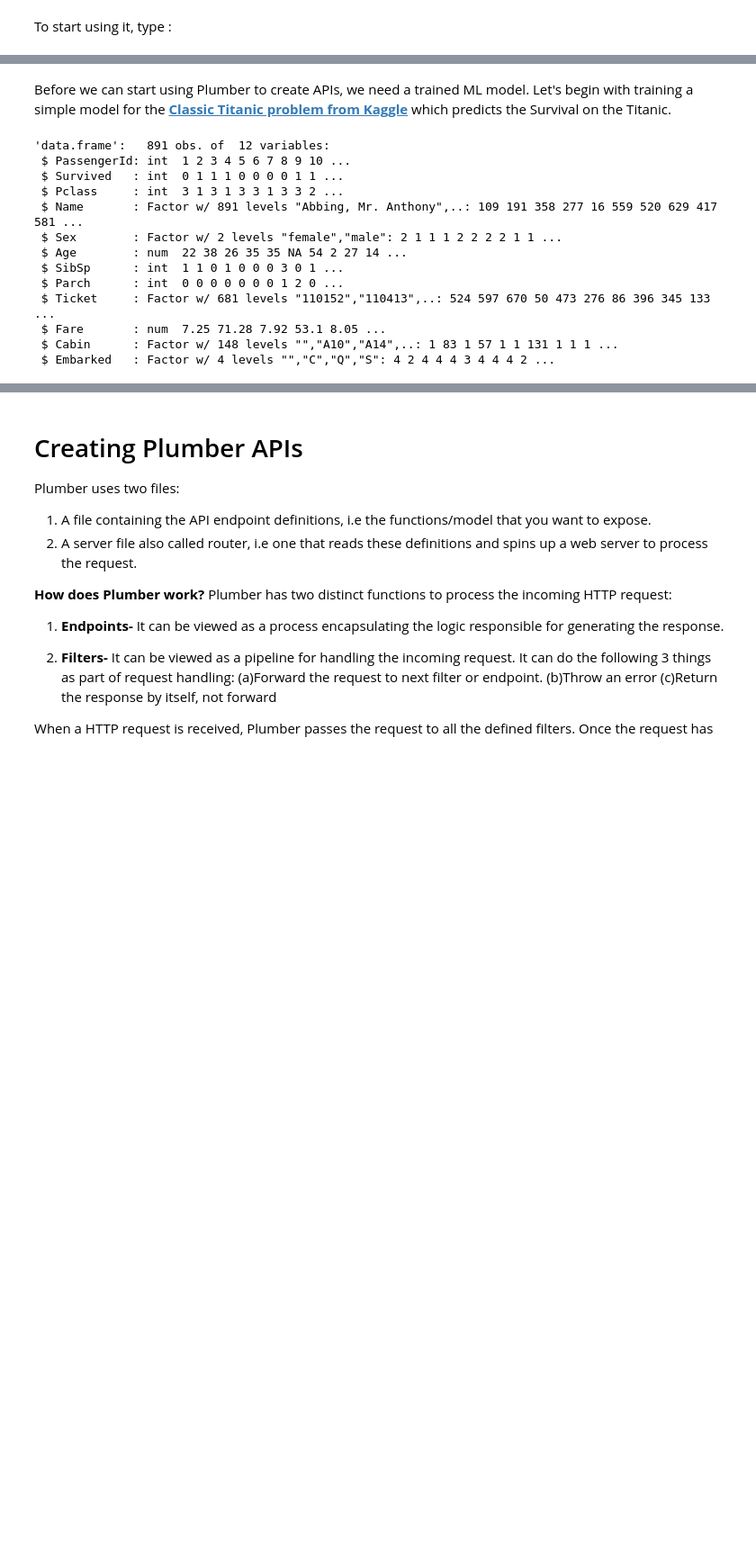
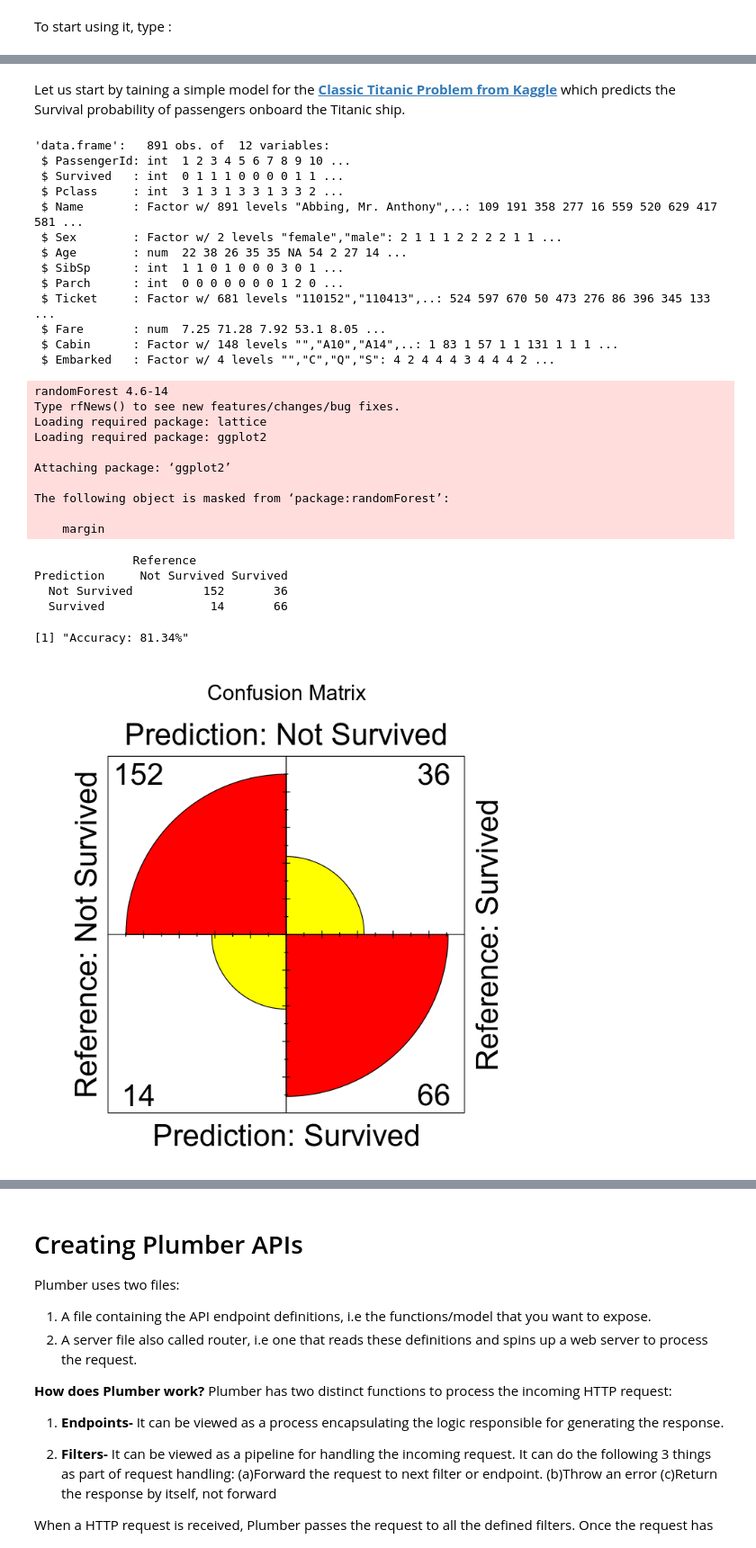
Before and after one commit to Ashwini-Rao/ExposingModelAsAPI, a Jupyter notebook: ExposeModelAsAPI.ipynb, the cells around one changed output, grey strips where cells are left out. Shown: that part at 90% size. Saved outputs shown, nothing was run; the diff lists cells and outputs as text; code cells hidden in the pictures; blank space fills up the shorter version.

Commit message:
Adding images

```diff
--- a/ExposeModelAsAPI.ipynb
+++ b/ExposeModelAsAPI.ipynb
@@ -24,37 +30,87 @@ library("plumber")
 # %% [markdown]
-Before we can start using Plumber to create APIs, we need a trained ML model.
-Let's begin with training a simple model for the **[Classic Titanic problem from Kaggle](https://www.kaggle.com/c/titanic/data)** which predicts the Survival on the Titanic.
+Let us start by taining a simple model for the **[Classic Titanic Problem from Kaggle](https://www.kaggle.com/c/titanic/data)** which predicts the Survival probability of passengers onboard the Titanic ship.
 # %%
-#Read the dataset
+#titanic.R
+
 titanic_data <- read.csv("dataset/train.csv")
 
 #View the data types of variables
 str(titanic_data)
 
 #Preprocess the data, i.e clean the NA/missing values, convert all variables to factor
 #variables and include only the significant variables in the model.
+
 changeTitanicData <- function(input_titantic_data) {
   cleaned_titanic_data <- data.frame(
     Survived = factor(input_titantic_data$Survived, levels = c(0, 1)),
     Sex = factor(input_titantic_data$Sex, levels = c("male", "female")),
     Pclass = factor(input_titantic_data$Pclass, levels = c("1", "2", "3")),
     Age = factor(dplyr::if_else(input_titantic_data$Age < 18, "child", "adult", "NA"),
                   levels = c("child", "adult", "NA"))
     )
 }
 
 processed_titanic_data <- changeTitanicData(titanic_data)
+
+#Split the data into 2 sets - train and test
+split_set <- sample(1:nrow(processed_titanic_data), size = floor(0.7*nrow(processed_titanic_data)))
+train_set <- processed_titanic_data[split_set, ]
+test_set <- processed_titanic_data[-split_set, ]
+
+#Train the model using RandomForest algorithm
+#Install 'RandomForest' package only for the first time
+#install.packages('randomForest')
+library(randomForest)
+
+set.seed(415)
+titanic_rf <- randomForest(Survived ~ Sex + Pclass + Age, data = train_set, importance = TRUE, na.action = NULL)
+
+#Evaluate the model
+test_predict_titanic <- predict(titanic_rf, newdata = test_set, type = "response")
+
+library(caret)
+
+#Plot Confusion Matrix
+cmatrix = confusionMatrix(test_predict_titanic, test_set$Survived)
+
+lvs <- c("Survived", "Not Survived")
+truth <- factor(rep(lvs, times = c(102,166)), levels = rev(lvs))
+pred <- factor(c(rep(lvs, times = c(66, 36)), rep(lvs, times = c(14, 152))), levels = rev(lvs))
+xtab <- table(pred, truth)
+cm <- confusionMatrix(pred, truth)
+cm$table
+options(repr.plot.width=6, repr.plot.height=6)
+fourfoldplot(cm$table, color = c("yellow", "red"), conf.level = 0, margin = 1, main = "Confusion Matrix")
+#Print Model Accuracy
+msg <- paste0("Accuracy: ", round(100 * sum(diag(cm$table))/sum(cm$table), 2), "%")
+print(msg)
 # %% [output]
 'data.frame':   891 obs. of  12 variables:
  $ PassengerId: int  1 2 3 4 5 6 7 8 9 10 ...
  $ Survived   : int  0 1 1 1 0 0 0 0 1 1 ...
  $ Pclass     : int  3 1 3 1 3 3 1 3 3 2 ...
  $ Name       : Factor w/ 891 levels "Abbing, Mr. Anthony",..: 109 191 358 277 16 559 520 629 417 581 ...
  $ Sex        : Factor w/ 2 levels "female","male": 2 1 1 1 2 2 2 2 1 1 ...
  $ Age        : num  22 38 26 35 35 NA 54 2 27 14 ...
  $ SibSp      : int  1 1 0 1 0 0 0 3 0 1 ...
  $ Parch      : int  0 0 0 0 0 0 0 1 2 0 ...
  $ Ticket     : Factor w/ 681 levels "110152","110413",..: 524 597 670 50 473 276 86 396 345 133 ...
  $ Fare       : num  7.25 71.28 7.92 53.1 8.05 ...
  $ Cabin      : Factor w/ 148 levels "","A10","A14",..: 1 83 1 57 1 1 131 1 1 1 ...
  $ Embarked   : Factor w/ 4 levels "","C","Q","S": 4 2 4 4 4 3 4 4 4 2 ...
+randomForest 4.6-14
+Type rfNews() to see new features/changes/bug fixes.
+Loading required package: lattice
+Loading required package: ggplot2
+
+Attaching package: ‘ggplot2’
+
+The following object is masked from ‘package:randomForest’:
+
+    margin
+              Reference
+Prediction     Not Survived Survived
+  Not Survived          152       36
+  Survived               14       66
+[1] "Accuracy: 81.34%"
+[figure, added]
```
Also changed, not shown: parts of 9 cells of this notebook, 10 other files.
